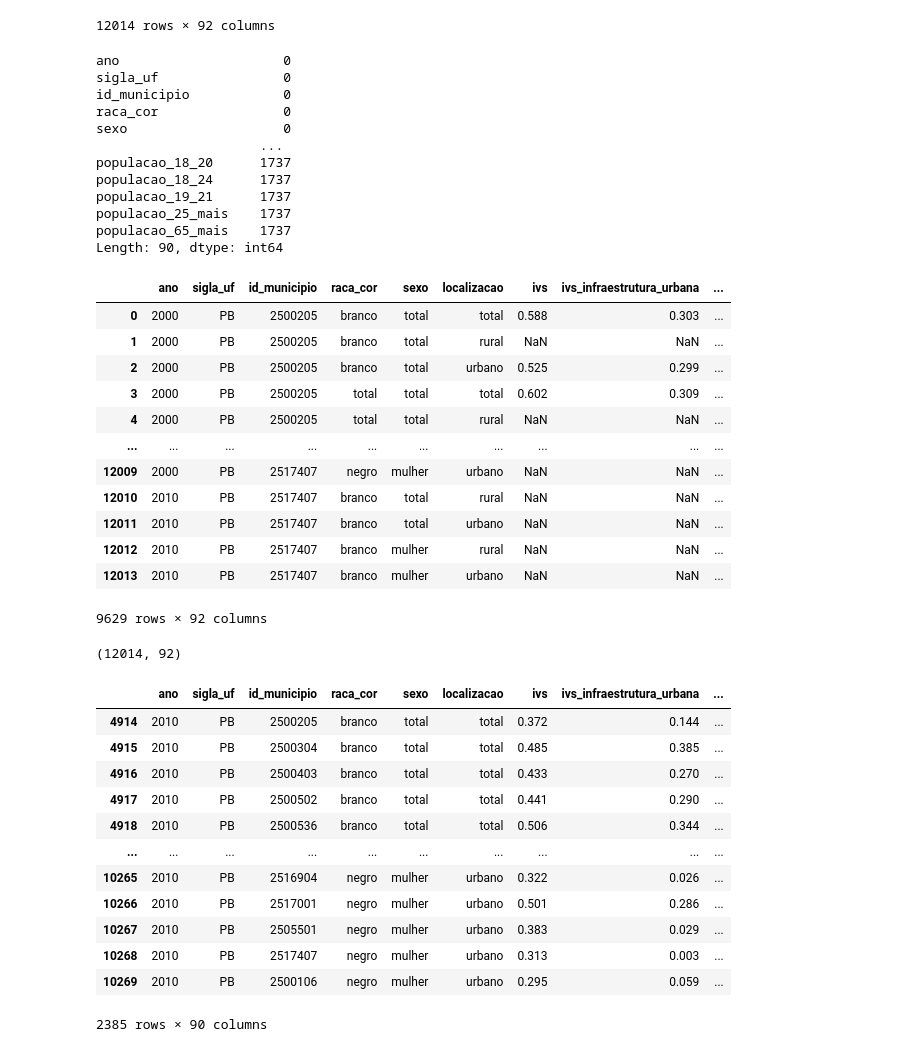
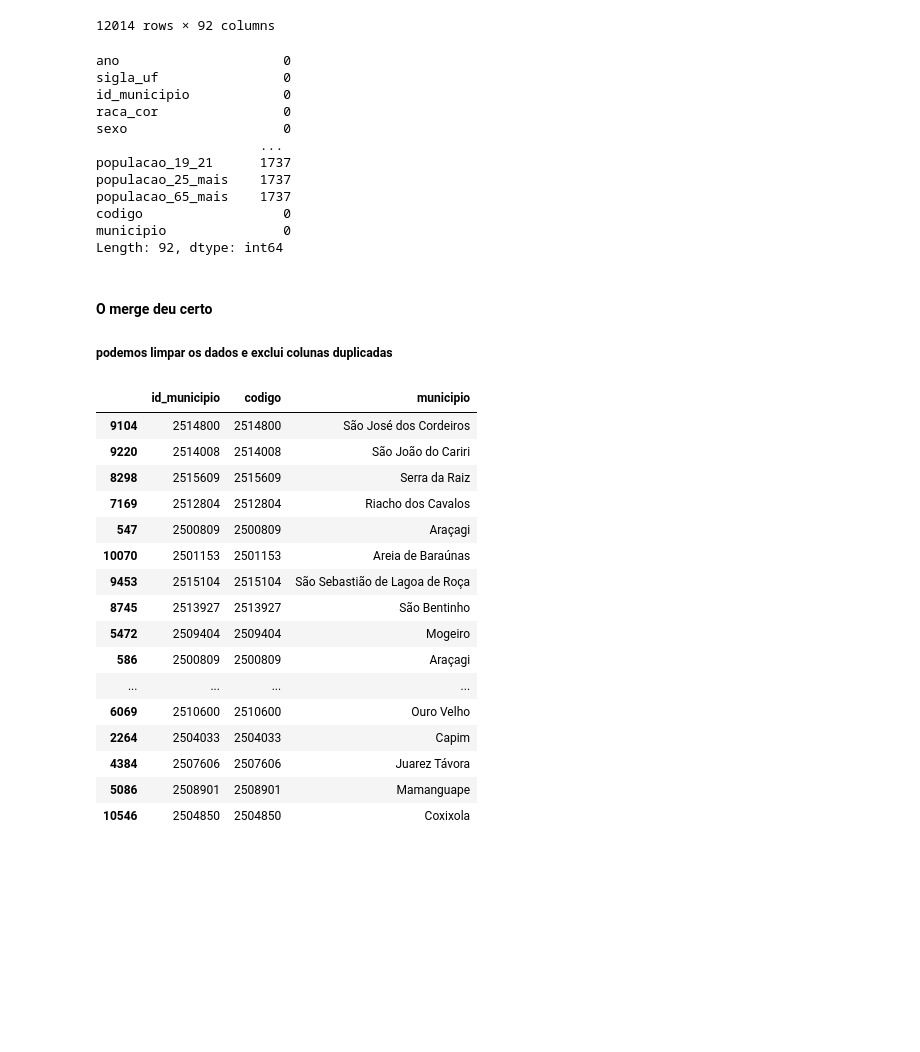
Before and after one commit to ryanjorgeac/projeto-ad1, a Jupyter notebook: relatorio.ipynb, the cells around one changed output. Drawn from its saved outputs; the diff is of its cells as text; code cells hidden in the pictures; blank space fills up the shorter version.

```diff
--- a/relatorio.ipynb
+++ b/relatorio.ipynb
@@ -25,7 +25,7 @@ dados
 12014 rows × 92 columns
 # %%
 #soma dos dados nulos por coluna
-dados_pb.isnull().sum()
+dados.isnull().sum()
 # %% [output]
 ano                     0
 sigla_uf                0
@@ -33,46 +33,32 @@ id_municipio            0
 raca_cor                0
 sexo                    0
                      ...
-populacao_18_20      1737
-populacao_18_24      1737
 populacao_19_21      1737
 populacao_25_mais    1737
 populacao_65_mais    1737
-Length: 90, dtype: int64
+codigo                  0
+municipio               0
+Length: 92, dtype: int64
-# %%
-dados[dados.isnull().T.any()]
-# %% [output]
-|  | ano | sigla_uf | id_municipio | raca_cor | sexo | localizacao | ivs | ivs_infraestrutura_urbana | ... |
-| 0 | 2000 | PB | 2500205 | branco | total | total | 0.588 | 0.303 | ... |
-| 1 | 2000 | PB | 2500205 | branco | total | rural | NaN | NaN | ... |
-| 2 | 2000 | PB | 2500205 | branco | total | urbano | 0.525 | 0.299 | ... |
-| 3 | 2000 | PB | 2500205 | total | total | total | 0.602 | 0.309 | ... |
-| 4 | 2000 | PB | 2500205 | total | total | rural | NaN | NaN | ... |
-| ... | ... | ... | ... | ... | ... | ... | ... | ... | ... |
-| 12009 | 2000 | PB | 2517407 | negro | mulher | urbano | NaN | NaN | ... |
-| 12010 | 2010 | PB | 2517407 | branco | total | rural | NaN | NaN | ... |
-| 12011 | 2010 | PB | 2517407 | branco | total | urbano | NaN | NaN | ... |
-| 12012 | 2010 | PB | 2517407 | branco | mulher | rural | NaN | NaN | ... |
-| 12013 | 2010 | PB | 2517407 | branco | mulher | urbano | NaN | NaN | ... |
-9629 rows × 92 columns
-# %%
-# linhas e colunas
-dados.shape
-# %% [output]
-(12014, 92)
-# %%
-dados_pb_notNull
-# %% [output]
-|  | ano | sigla_uf | id_municipio | raca_cor | sexo | localizacao | ivs | ivs_infraestrutura_urbana | ... |
-| 4914 | 2010 | PB | 2500205 | branco | total | total | 0.372 | 0.144 | ... |
-| 4915 | 2010 | PB | 2500304 | branco | total | total | 0.485 | 0.385 | ... |
-| 4916 | 2010 | PB | 2500403 | branco | total | total | 0.433 | 0.270 | ... |
-| 4917 | 2010 | PB | 2500502 | branco | total | total | 0.441 | 0.290 | ... |
-| 4918 | 2010 | PB | 2500536 | branco | total | total | 0.506 | 0.344 | ... |
-| ... | ... | ... | ... | ... | ... | ... | ... | ... | ... |
-| 10265 | 2010 | PB | 2516904 | negro | mulher | urbano | 0.322 | 0.026 | ... |
-| 10266 | 2010 | PB | 2517001 | negro | mulher | urbano | 0.501 | 0.286 | ... |
-| 10267 | 2010 | PB | 2505501 | negro | mulher | urbano | 0.383 | 0.029 | ... |
-| 10268 | 2010 | PB | 2517407 | negro | mulher | urbano | 0.313 | 0.003 | ... |
-| 10269 | 2010 | PB | 2500106 | negro | mulher | urbano | 0.295 | 0.059 | ... |
-2385 rows × 90 columns
+# %% [markdown]
+#### O merge deu certo
+##### podemos limpar os dados e exclui colunas duplicadas
+# %%
+dados[["id_municipio", "codigo", "municipio"]].sample(20)
+# %% [output]
+|  | id_municipio | codigo | municipio |
+| 9104 | 2514800 | 2514800 | São José dos Cordeiros |
+| 9220 | 2514008 | 2514008 | São João do Cariri |
+| 8298 | 2515609 | 2515609 | Serra da Raiz |
+| 7169 | 2512804 | 2512804 | Riacho dos Cavalos |
+| 547 | 2500809 | 2500809 | Araçagi |
+| 10070 | 2501153 | 2501153 | Areia de Baraúnas |
+| 9453 | 2515104 | 2515104 | São Sebastião de Lagoa de Roça |
+| 8745 | 2513927 | 2513927 | São Bentinho |
+| 5472 | 2509404 | 2509404 | Mogeiro |
+| 586 | 2500809 | 2500809 | Araçagi |
+| ... | ... | ... | ... |
+| 6069 | 2510600 | 2510600 | Ouro Velho |
+| 2264 | 2504033 | 2504033 | Capim |
+| 4384 | 2507606 | 2507606 | Juarez Távora |
+| 5086 | 2508901 | 2508901 | Mamanguape |
+| 10546 | 2504850 | 2504850 | Coxixola |
```
Also changed, not shown: parts of 6 cells of this notebook, 1 other file.
